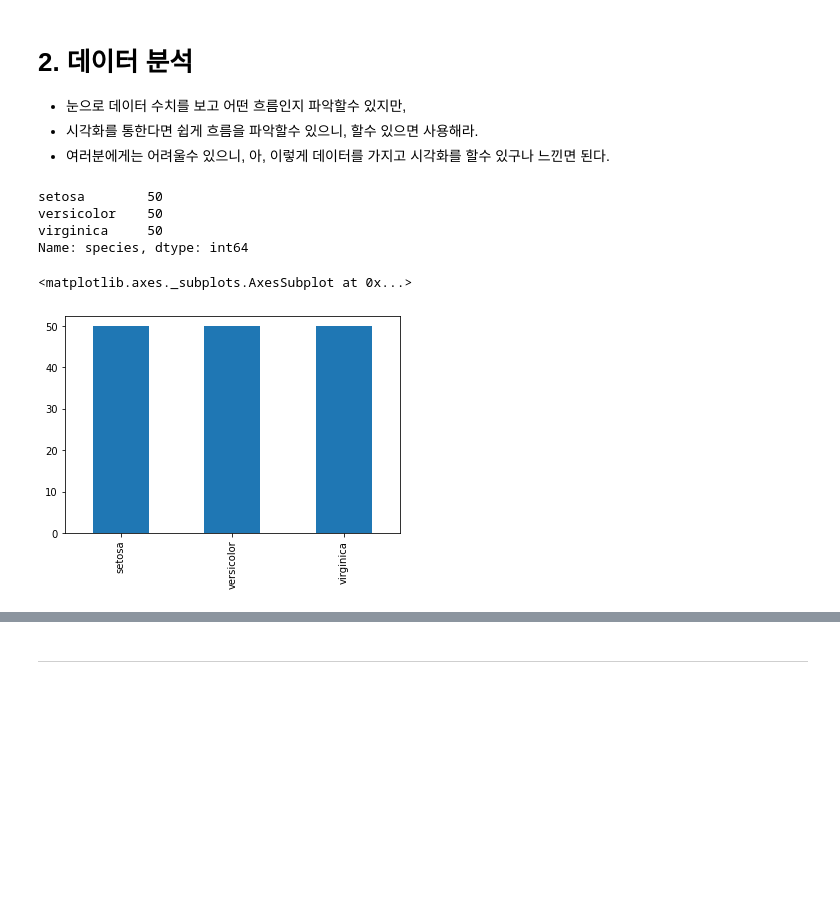
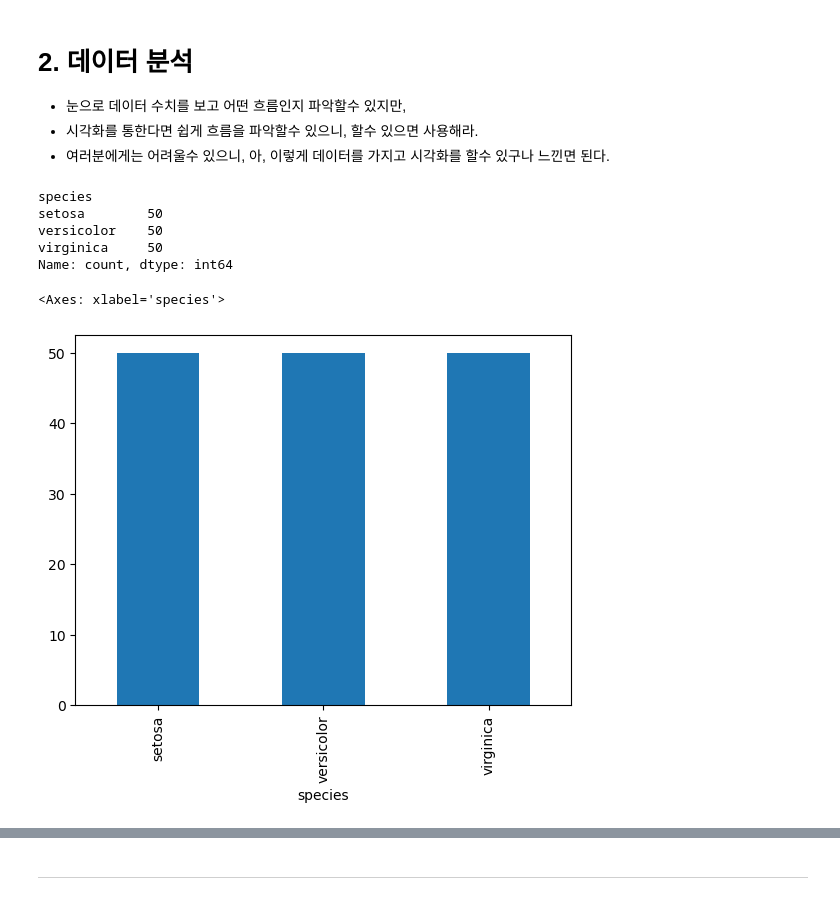
Before and after one commit to bc603/pythonstudy, a Jupyter notebook: 특강/(기본)210_IRIS_머신러닝_딥러닝_템플릿_문제_v2.ipynb, the cells around one changed output, grey strips where cells are left out. Saved outputs shown, nothing was run; the diff lists cells and outputs as text; code cells hidden in the pictures; blank space fills up the shorter version.

```diff
--- a/특강/(기본)210_IRIS_머신러닝_딥러닝_템플릿_문제_v2.ipynb
+++ b/특강/(기본)210_IRIS_머신러닝_딥러닝_템플릿_문제_v2.ipynb
@@ -54,6 +74,8 @@ sns.get_dataset_names()
 # 많이 사용하는 데이터는 'iris' , 'tips' , 'titanic'
 # 그중에서 iris 데이터셋 가져오기
 # seaborn load_dataset('iris') 함수 활용 : 결과 iris 저장
+
+iris = sns.load_dataset('iris')
 # %%
 type(iris)
 # %% [output]
@@ -80,16 +104,22 @@ pandas.core.frame.DataFrame
 # 여러분은 잘 모르지만, 나중에 이렇게 시각화를 할수 있구나 알기
 
 # value_counts 함수 이용해서 species 컬럼에 대한 분포 확인
+
+#iris.value_counts()
+iris['species'].value_counts()
 # %% [output]
+species
 setosa        50
 versicolor    50
 virginica     50
-Name: species, dtype: int64
+Name: count, dtype: int64
 # %%
 # value_counts 함수 이용해서 species 컬럼에 대한 분포 확인값을 bar 차트 그리기
+
+iris['species'].value_counts().plot(kind='bar')
 # %% [output]
-<matplotlib.axes._subplots.AxesSubplot at 0x...>
+<Axes: xlabel='species'>
-[figure, old version]
+[figure, new version]
 # %%
 # 판다스 plot 함수 활용해 산점도(scatter) 그래프 시각화해 보기
 # 입력 : kind='scatter', x='sepal_length', y='petal_length'
```
Also changed, not shown: parts of 26 cells of this notebook, 20 other files.
